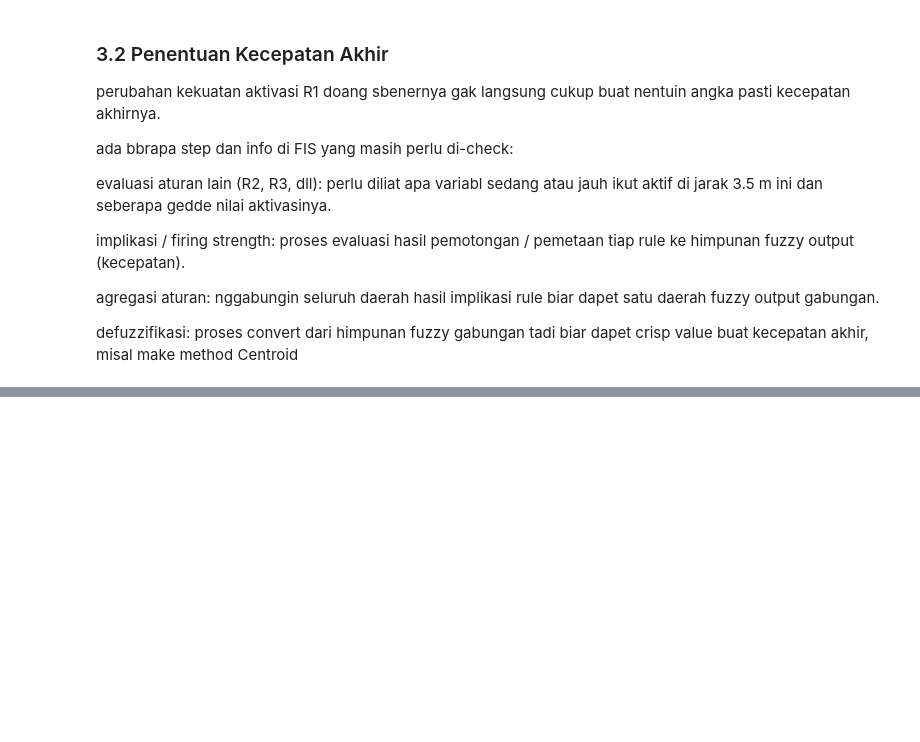
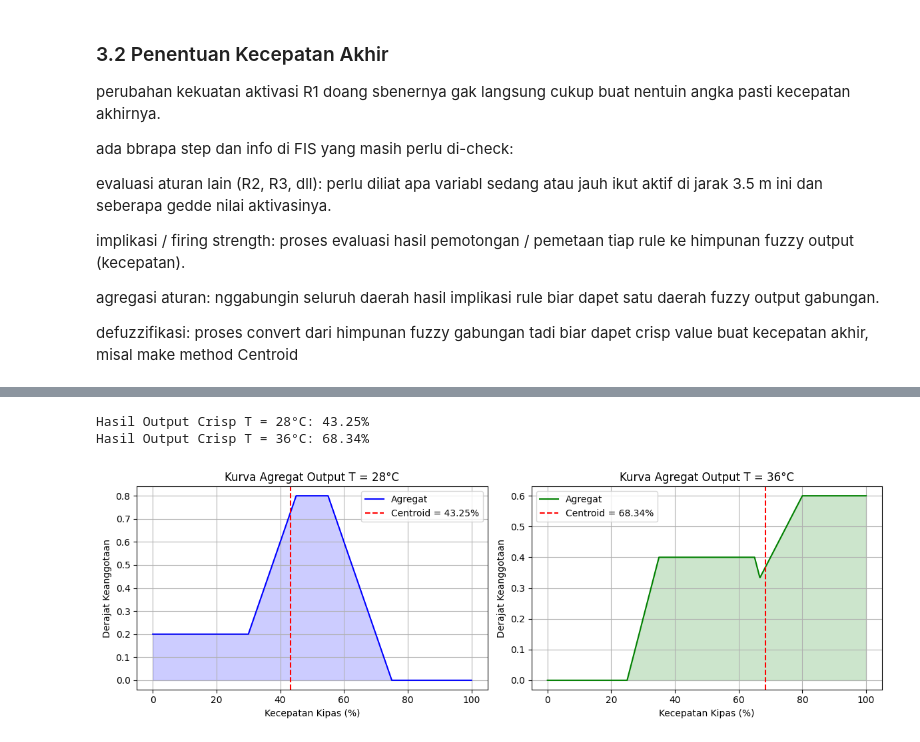
Before and after one commit to catherineapriliaharlina/Praktikum-KK, a Jupyter notebook: fuzzy-logic/Praktikum4_5054251012_CatherineApriliaHarlina.ipynb, the cells around one changed output, grey strips where cells are left out. Drawn from its saved outputs; the diff is of its cells as text; code cells hidden in the pictures; blank space fills up the shorter version.

```diff
--- a/fuzzy-logic/Praktikum4_5054251012_CatherineApriliaHarlina.ipynb
+++ b/fuzzy-logic/Praktikum4_5054251012_CatherineApriliaHarlina.ipynb
@@ -246,0 +348,6 @@ proses convert dari himpunan fuzzy gabungan tadi biar dapet crisp value buat kec
+# %%
+def get_fuzzification(T):
+    return {"Sejuk": linear_down(T, 20, 30), "Nyaman": triangular(T, 20, 30, 40), "Panas": linear_up(T, 30, 40)}
+
+df_fuzz = pd.DataFrame([get_fuzzification(28), get_fuzzification(36)], index=["T = 28°C", "T = 36°C"])
+df_fuzz
@@ -246,0 +397,43 @@ proses convert dari himpunan fuzzy gabungan tadi biar dapet crisp value buat kec
+# %%
+def centroid(grid, membership):
+    diffs = np.diff(grid)
+    area = float(np.sum(diffs * (membership[:-1] + membership[1:]) / 2))
+    if area <= 0: raise ValueError("luas nol")
+    moment = float(np.sum(diffs * (grid[:-1] * membership[:-1] + grid[1:] * membership[1:]) / 2))
+    return moment / area
+
+def solve_mamdani_soal1(T):
+    fuzz = get_fuzzification(T)
+    a1, a2, a3 = fuzz["Sejuk"], fuzz["Nyaman"], fuzz["Panas"]
+
+    z_grid = np.linspace(0, 100, 1001)
+    mf_lambat = np.array([linear_down(z, 0, 50) for z in z_grid])
+    mf_sedang = np.array([triangular(z, 25, 50, 75) for z in z_grid])
+    mf_cepat = np.array([linear_up(z, 50, 100) for z in z_grid])
+
+    c1, c2, c3 = np.minimum(a1, mf_lambat), np.minimum(a2, mf_sedang), np.minimum(a3, mf_cepat)
+    agg = np.maximum.reduce([c1, c2, c3])
+    return {"z_grid": z_grid, "agg": agg, "out": centroid(z_grid, agg), "alphas": (a1, a2, a3)}
+
+res28, res36 = solve_mamdani_soal1(28), solve_mamdani_soal1(36)
+print(f"Hasil Output Crisp T = 28°C: {res28['out']:.2f}%")
+print(f"Hasil Output Crisp T = 36°C: {res36['out']:.2f}%")
+# %% [output]
+Hasil Output Crisp T = 28°C: 43.25%
+Hasil Output Crisp T = 36°C: 68.34%
+# %%
+fig, ax = plt.subplots(1, 2, figsize=(12, 4))
+
+ax[0].plot(res28["z_grid"], res28["agg"], 'b-', label="Agregat")
+ax[0].fill_between(res28["z_grid"], 0, res28["agg"], color='blue', alpha=0.2)
+ax[0].axvline(res28["out"], color='r', linestyle='--', label=f"Centroid = {res28['out']:.2f}%")
+ax[0].set_title("Kurva Agregat Output T = 28°C"); ax[0].set_xlabel("Kecepatan Kipas (%)"); ax[0].set_ylabel("Derajat Keanggotaan"); ax[0].legend(); ax[0].grid(True)
+
+ax[1].plot(res36["z_grid"], res36["agg"], 'g-', label="Agregat")
+ax[1].fill_between(res36["z_grid"], 0, res36["agg"], color='green', alpha=0.2)
+ax[1].axvline(res36["out"], color='r', linestyle='--', label=f"Centroid = {res36['out']:.2f}%")
+ax[1].set_title("Kurva Agregat Output T = 36°C"); ax[1].set_xlabel("Kecepatan Kipas (%)"); ax[1].set_ylabel("Derajat Keanggotaan"); ax[1].legend(); ax[1].grid(True)
+
+plt.tight_layout(); plt.show()
+# %% [output]
+[figure, added]
```
Also changed, not shown: parts of 35 cells of this notebook.
